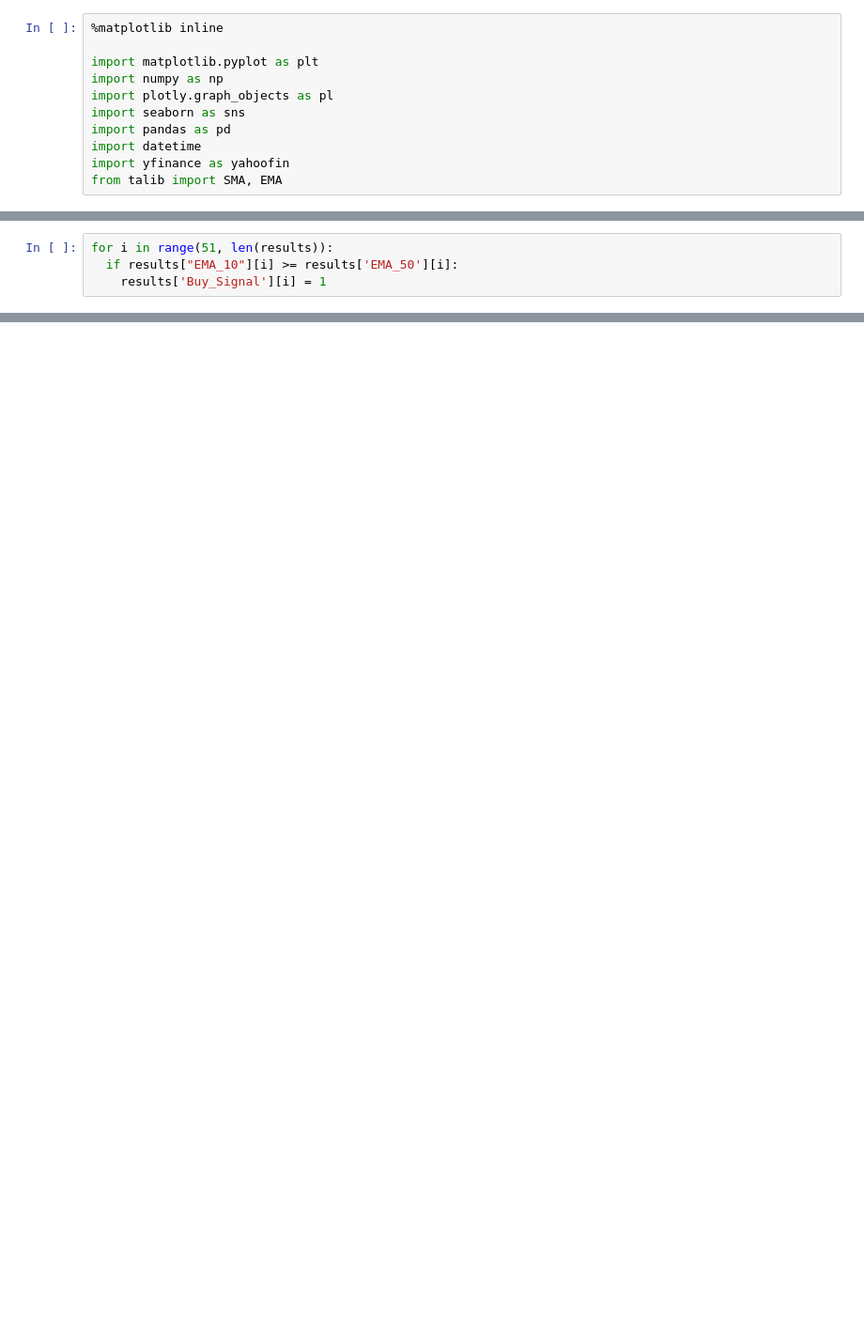
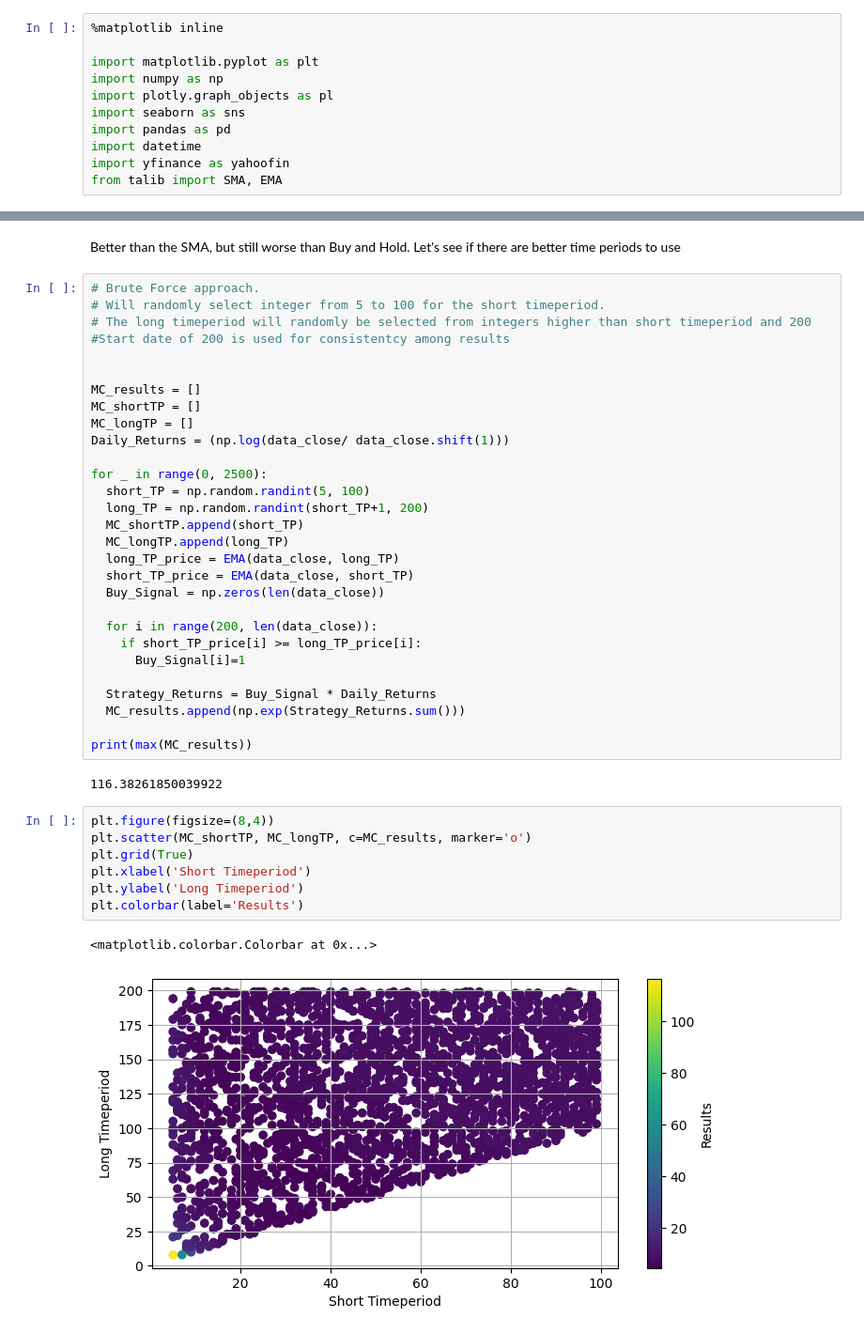
Before and after one commit to KarsonLeperi/QuantFinance, a Jupyter notebook: TA_MovingAverages.ipynb, the cells around one changed output, grey strips where cells are left out. Shown: that part at 94% size. Cells and saved outputs as stored; diff of their text form; blank space fills up the shorter version.

```diff
--- a/TA_MovingAverages.ipynb
+++ b/TA_MovingAverages.ipynb
@@ -60,4 +108,0 @@ if 'Buy_Signal' not in results.columns:
-# %%
-for i in range(51, len(results)):
-  if results["EMA_10"][i] >= results['EMA_50'][i]:
-    results['Buy_Signal'][i] = 1
@@ -79,0 +117,43 @@ print(np.exp(2.5078))
+# %% [markdown]
+Better than the SMA, but still worse than Buy and Hold. Let's see if there are better time periods to use
+# %%
+# Brute Force approach.
+# Will randomly select integer from 5 to 100 for the short timeperiod.
+# The long timeperiod will randomly be selected from integers higher than short timeperiod and 200
+#Start date of 200 is used for consistentcy among results
+
+
+MC_results = []
+MC_shortTP = []
+MC_longTP = []
+Daily_Returns = (np.log(data_close/ data_close.shift(1)))
+
+for _ in range(0, 2500):
+  short_TP = np.random.randint(5, 100)
+  long_TP = np.random.randint(short_TP+1, 200)
+  MC_shortTP.append(short_TP)
+  MC_longTP.append(long_TP)
+  long_TP_price = EMA(data_close, long_TP)
+  short_TP_price = EMA(data_close, short_TP)
+  Buy_Signal = np.zeros(len(data_close))
+
+  for i in range(200, len(data_close)):
+    if short_TP_price[i] >= long_TP_price[i]:
+      Buy_Signal[i]=1
+
+  Strategy_Returns = Buy_Signal * Daily_Returns
+  MC_results.append(np.exp(Strategy_Returns.sum()))
+
+print(max(MC_results))
+# %% [output]
+116.38261850039922
+# %%
+plt.figure(figsize=(8,4))
+plt.scatter(MC_shortTP, MC_longTP, c=MC_results, marker='o')
+plt.grid(True)
+plt.xlabel('Short Timeperiod')
+plt.ylabel('Long Timeperiod')
+plt.colorbar(label='Results')
+# %% [output]
+<matplotlib.colorbar.Colorbar at 0x...>
+[figure, added]
```
Also changed, not shown: parts of 28 cells of this notebook.
